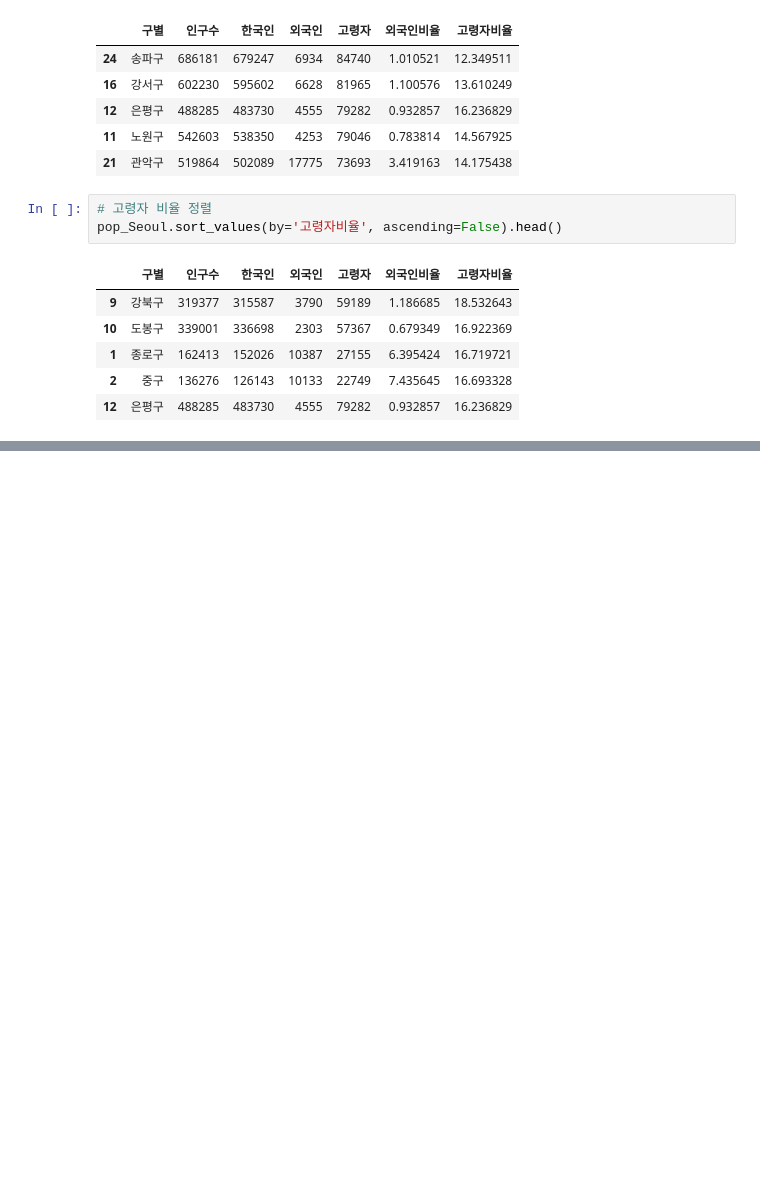
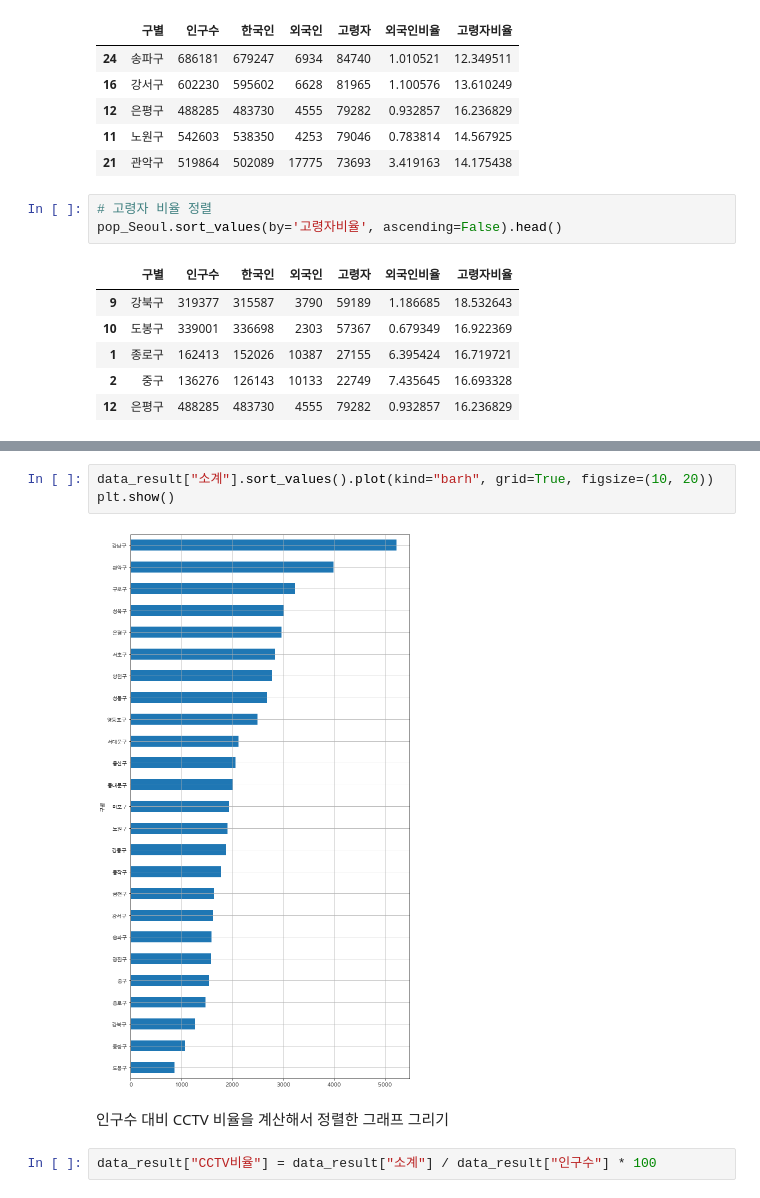
Before and after one commit to jonnung/pandas_exercises, a Jupyter notebook: 파이썬으로데이터주무르기/서울시구별CCTV현황분석(2).ipynb, the cells around one changed output, grey strips where cells are left out. Saved outputs shown, nothing was run; the diff lists cells and outputs as text; blank space fills up the shorter version.

```diff
--- a/파이썬으로데이터주무르기/서울시구별CCTV현황분석(2).ipynb
+++ b/파이썬으로데이터주무르기/서울시구별CCTV현황분석(2).ipynb
@@ -366,0 +459,9 @@ pop_Seoul.sort_values(by='고령자비율', ascending=False).head()
+# %%
+data_result["소계"].sort_values().plot(kind="barh", grid=True, figsize=(10, 20))
+plt.show()
+# %% [output]
+[figure, added]
+# %% [markdown]
+인구수 대비 CCTV 비율을 계산해서 정렬한 그래프 그리기
+# %%
+data_result["CCTV비율"] = data_result["소계"] / data_result["인구수"] * 100
```
Also changed, not shown: parts of 40 cells of this notebook, 13 other files.
